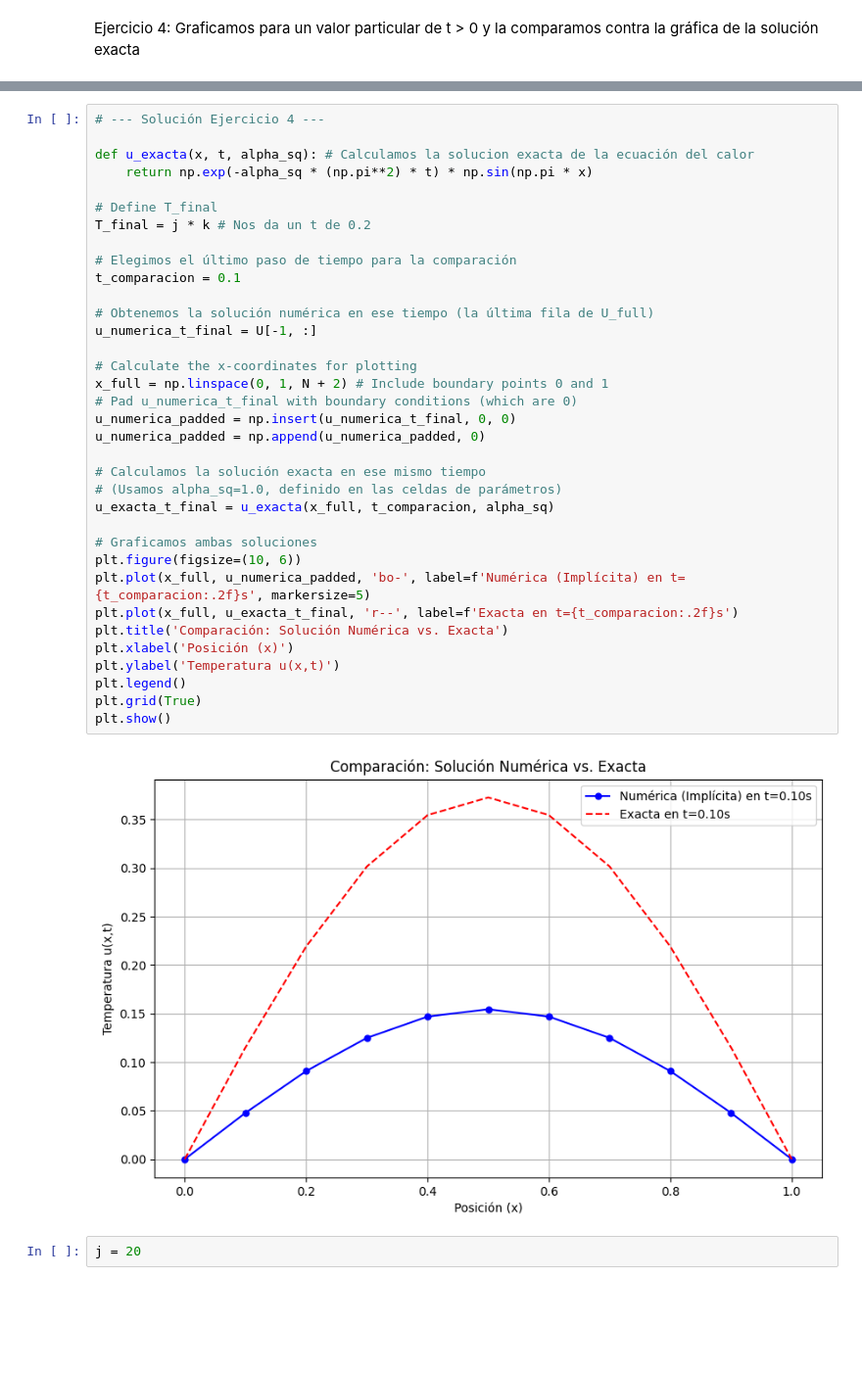
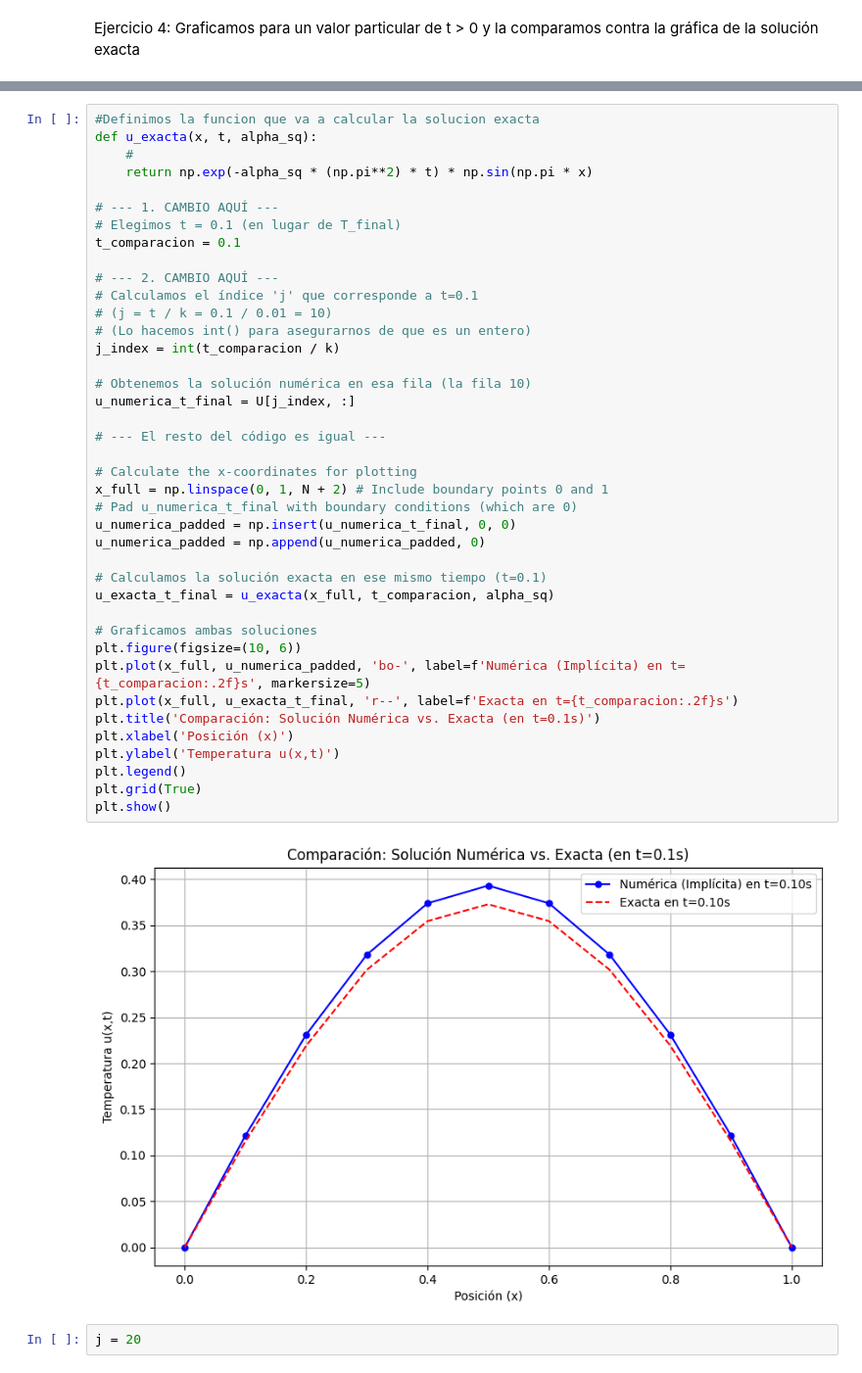
Before and after one commit to Ximenaloranca/Ecuaciones-Diferenciales-Parciales-, a Jupyter notebook: Ecuación_de_calor_con_LU.ipynb, the cells around one changed output, grey strips where cells are left out. Shown: that part at 98% size. Cells and saved outputs as stored; diff of their text form; blank space fills up the shorter version.

```diff
--- a/Ecuación_de_calor_con_LU.ipynb
+++ b/Ecuación_de_calor_con_LU.ipynb
@@ -136,40 +141,45 @@ Ejercicio 4: Graficamos para un valor particular de t > 0 y la comparamos contra
 # %%
-# --- Solución Ejercicio 4 ---
-
-def u_exacta(x, t, alpha_sq): # Calculamos la solucion exacta de la ecuación del calor
+#Definimos la funcion que va a calcular la solucion exacta
+def u_exacta(x, t, alpha_sq):
+    #
     return np.exp(-alpha_sq * (np.pi**2) * t) * np.sin(np.pi * x)
 
-# Define T_final
-T_final = j * k # Nos da un t de 0.2
-
-# Elegimos el último paso de tiempo para la comparación
+# --- 1. CAMBIO AQUÍ ---
+# Elegimos t = 0.1 (en lugar de T_final)
 t_comparacion = 0.1
 
-# Obtenemos la solución numérica en ese tiempo (la última fila de U_full)
-u_numerica_t_final = U[-1, :]
+# --- 2. CAMBIO AQUÍ ---
+# Calculamos el índice 'j' que corresponde a t=0.1
+# (j = t / k = 0.1 / 0.01 = 10)
+# (Lo hacemos int() para asegurarnos de que es un entero)
+j_index = int(t_comparacion / k)
+
+# Obtenemos la solución numérica en esa fila (la fila 10)
+u_numerica_t_final = U[j_index, :]
+
+# --- El resto del código es igual ---
 
 # Calculate the x-coordinates for plotting
 x_full = np.linspace(0, 1, N + 2) # Include boundary points 0 and 1
 # Pad u_numerica_t_final with boundary conditions (which are 0)
 u_numerica_padded = np.insert(u_numerica_t_final, 0, 0)
 u_numerica_padded = np.append(u_numerica_padded, 0)
 
-# Calculamos la solución exacta en ese mismo tiempo
-# (Usamos alpha_sq=1.0, definido en las celdas de parámetros)
+# Calculamos la solución exacta en ese mismo tiempo (t=0.1)
 u_exacta_t_final = u_exacta(x_full, t_comparacion, alpha_sq)
 
 # Graficamos ambas soluciones
 plt.figure(figsize=(10, 6))
 plt.plot(x_full, u_numerica_padded, 'bo-', label=f'Numérica (Implícita) en t={t_comparacion:.2f}s', markersize=5)
 plt.plot(x_full, u_exacta_t_final, 'r--', label=f'Exacta en t={t_comparacion:.2f}s')
-plt.title('Comparación: Solución Numérica vs. Exacta')
+plt.title('Comparación: Solución Numérica vs. Exacta (en t=0.1s)')
 plt.xlabel('Posición (x)')
 plt.ylabel('Temperatura u(x,t)')
 plt.legend()
 plt.grid(True)
 plt.show()
 # %% [output]
-[figure, old version]
+[figure, new version]
 # %%
 j = 20
 # %%
```
Also changed, not shown: parts of 1 cell of this notebook.
